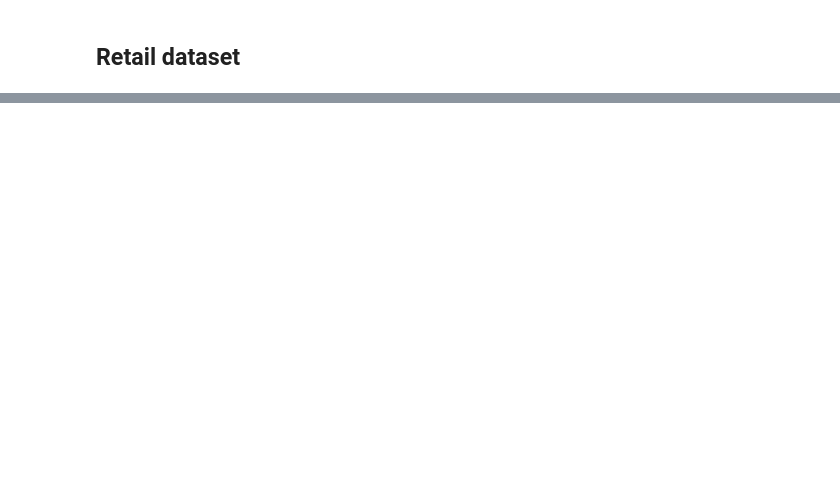
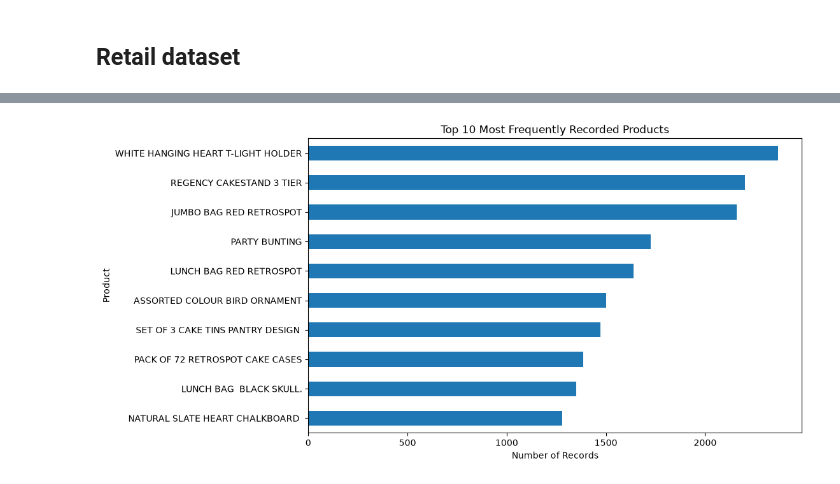
Before and after one commit to Gyrith/Machine-Learning-Models, a Jupyter notebook: Unsupervised Learning/Apriori – Association Rule Mining.ipynb, the cells around one changed output, grey strips where cells are left out. Cells and saved outputs as stored; diff of their text form; code cells hidden in the pictures; blank space fills up the shorter version.

Commit message:
Dataset

```diff
--- a/Unsupervised Learning/Apriori – Association Rule Mining.ipynb
+++ b/Unsupervised Learning/Apriori – Association Rule Mining.ipynb
@@ -189,0 +163,4 @@ FileNotFoundError: [Errno 2] No such file or directory: '../Datasets/Online Reta
+# %%
+retail_df = pd.read_csv("../Datasets/OnlineRetail.csv", encoding="ISO-8859-1")
+print(retail_df.shape)
+retail_df.head()
@@ -209,12 +249,23 @@ retail_df['Description'].value_counts().head(10)
+# %%
+import matplotlib as mpl
+import matplotlib.pyplot as plt
+import seaborn as sns
+
+mpl.rcParams['font.enable_last_resort'] = False
+mpl.rcParams['font.family'] = 'DejaVu Sans'
+mpl.rcParams['text.usetex'] = False
+mpl.rcParams['axes.unicode_minus'] = False
 # %%
 plt.figure(figsize=(10, 6))
 
-df['Description'].value_counts().head(10).sort_values().plot(kind='barh')
+retail_df['Description'].value_counts().head(10).sort_values().plot(kind='barh')
 
 plt.title('Top 10 Most Frequently Recorded Products')
 plt.xlabel('Number of Records')
 plt.ylabel('Product')
 plt.show()
+# %% [output]
+[figure, added]
 # %%
 # quality distributions
 plt.figure(figsize=(8, 5))
```
Also changed, not shown: parts of 33 cells of this notebook, 1 other file.
